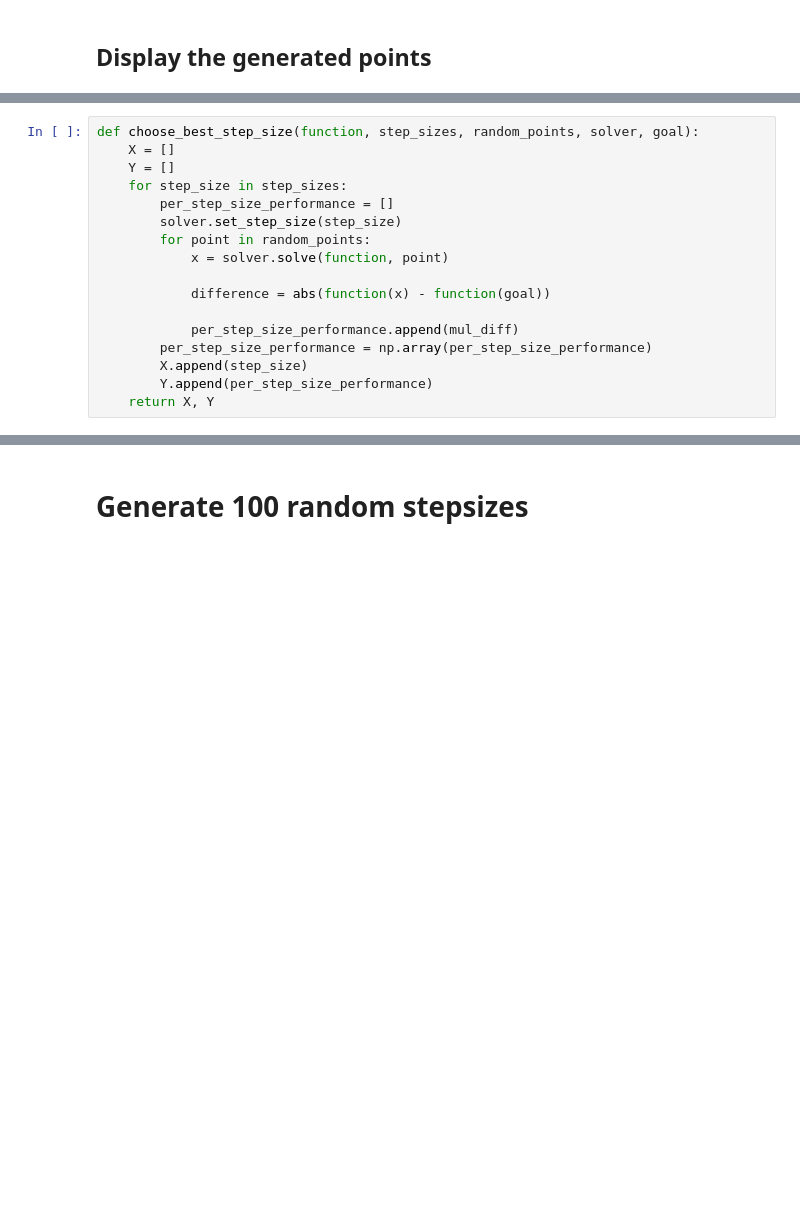
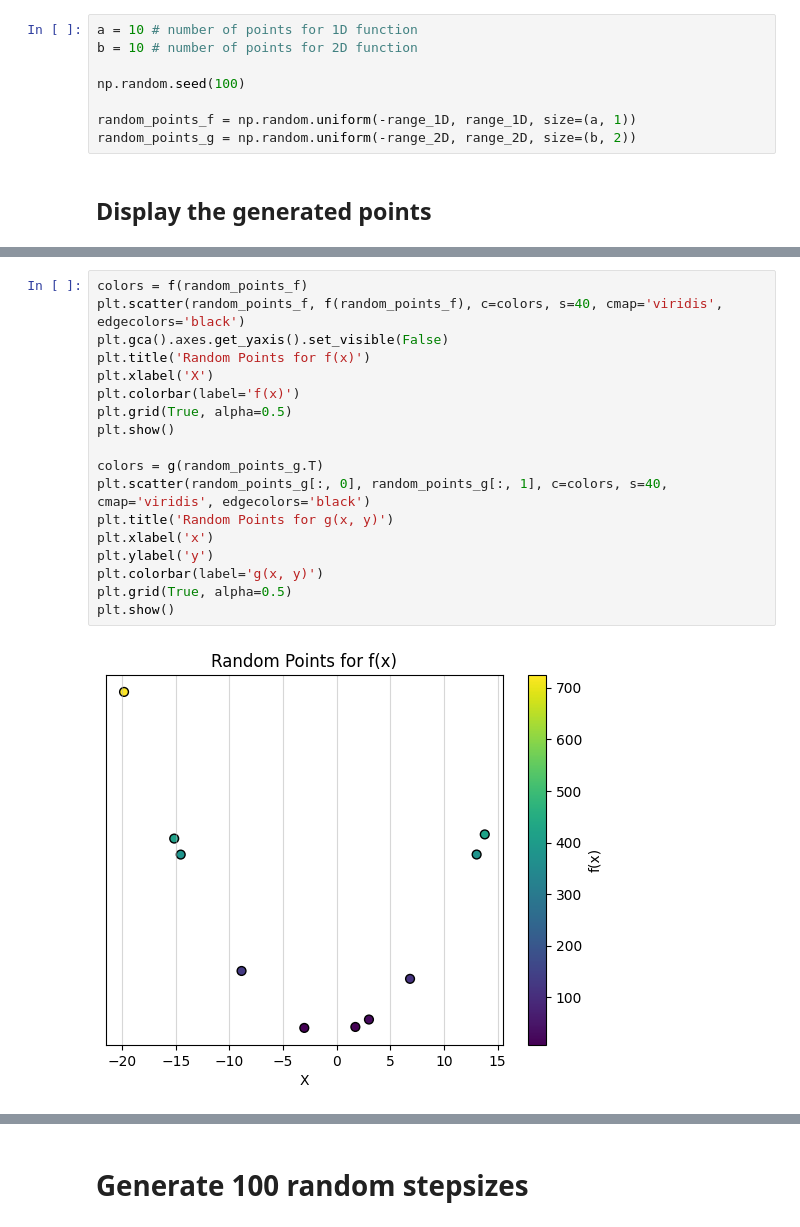
Before and after one commit to Kubasz091/WSI_zadania, a Jupyter notebook: zadanie1/rozwiązanie.ipynb, the cells around one changed output, grey strips where cells are left out. Saved outputs shown, nothing was run; the diff lists cells and outputs as text; blank space fills up the shorter version.

```diff
--- a/zadanie1/rozwiązanie.ipynb
+++ b/zadanie1/rozwiązanie.ipynb
@@ -265,2 +246,10 @@ random_points_g = np.random.uniform(-size, size, size=(100, 2))
+# %%
+a = 10 # number of points for 1D function
+b = 10 # number of points for 2D function
+
+np.random.seed(100)
+
+random_points_f = np.random.uniform(-range_1D, range_1D, size=(a, 1))
+random_points_g = np.random.uniform(-range_2D, range_2D, size=(b, 2))
 # %% [markdown]
 ## Display the generated points
@@ -300,17 +256,20 @@ plt.show()
-# %%
-def choose_best_step_size(function, step_sizes, random_points, solver, goal):
-    X = []
-    Y = []
-    for step_size in step_sizes:
-        per_step_size_performance = []
-        solver.set_step_size(step_size)
-        for point in random_points:
-            x = solver.solve(function, point)
-
-            difference = abs(function(x) - function(goal))
-
-            per_step_size_performance.append(mul_diff)
-        per_step_size_performance = np.array(per_step_size_performance)
-        X.append(step_size)
-        Y.append(per_step_size_performance)
-    return X, Y
+# %%
+colors = f(random_points_f)
+plt.scatter(random_points_f, f(random_points_f), c=colors, s=40, cmap='viridis', edgecolors='black')
+plt.gca().axes.get_yaxis().set_visible(False)
+plt.title('Random Points for f(x)')
+plt.xlabel('X')
+plt.colorbar(label='f(x)')
+plt.grid(True, alpha=0.5)
+plt.show()
+
+colors = g(random_points_g.T)
+plt.scatter(random_points_g[:, 0], random_points_g[:, 1], c=colors, s=40, cmap='viridis', edgecolors='black')
+plt.title('Random Points for g(x, y)')
+plt.xlabel('x')
+plt.ylabel('y')
+plt.colorbar(label='g(x, y)')
+plt.grid(True, alpha=0.5)
+plt.show()
+# %% [output]
+[figure, added]
```
Also changed, not shown: parts of 16 cells of this notebook.
